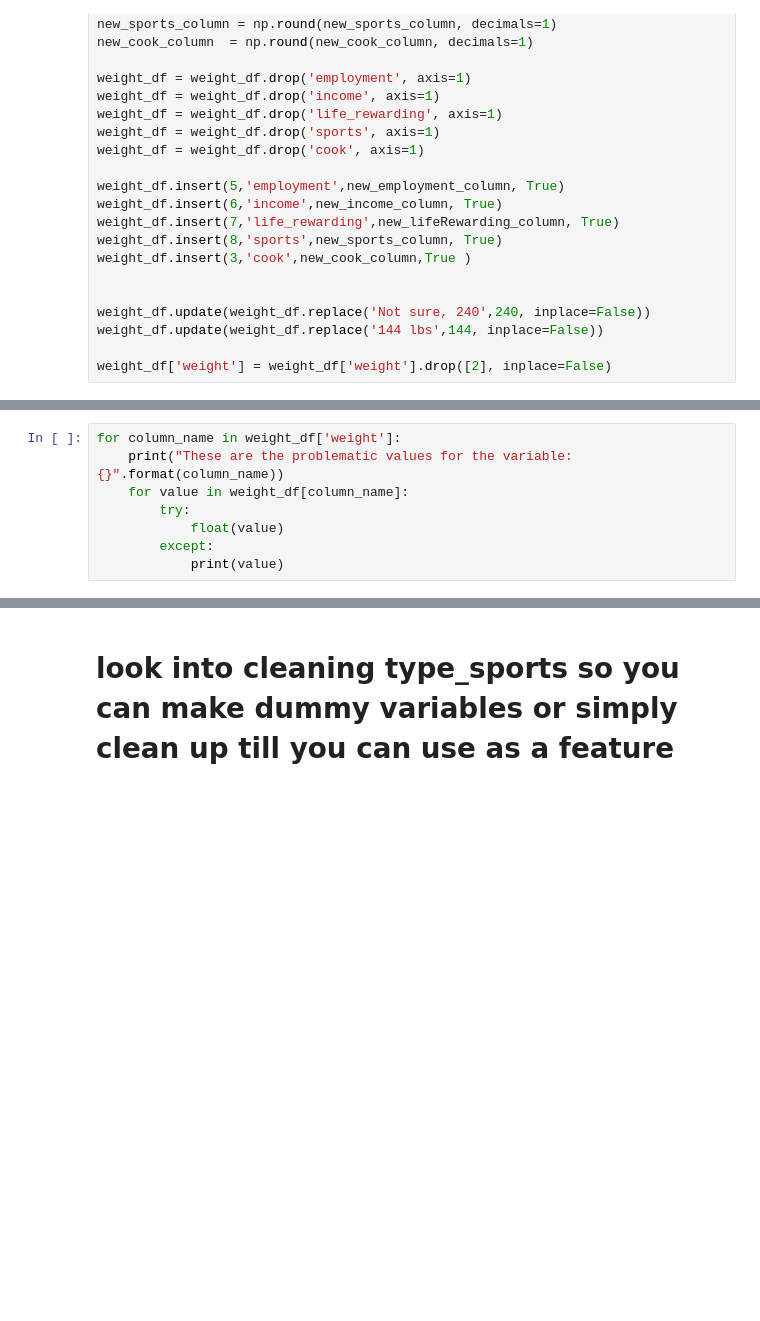
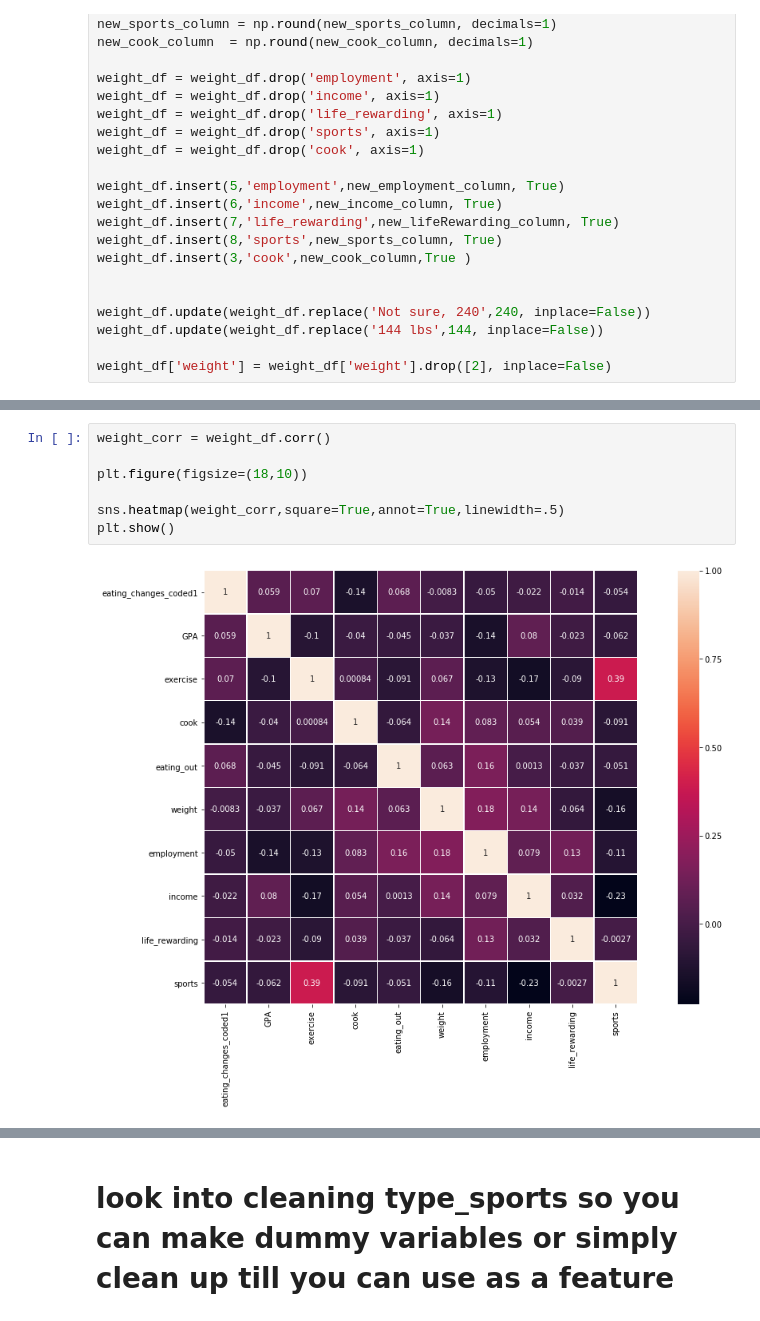
Before and after one commit to bmagnificent86/Capstone-II, a Jupyter notebook: CAPSTONE 2-Copy1.ipynb, the cells around one changed output, grey strips where cells are left out. Saved outputs shown, nothing was run; the diff lists cells and outputs as text; blank space fills up the shorter version.

```diff
--- a/CAPSTONE 2-Copy1.ipynb
+++ b/CAPSTONE 2-Copy1.ipynb
@@ -199,8 +199,9 @@ weight_df
-# %%
-for column_name in weight_df['weight']:
-    print("These are the problematic values for the variable: {}".format(column_name))
-    for value in weight_df[column_name]:
-        try:
-            float(value)
-        except:
-            print(value)
+# %%
+weight_corr = weight_df.corr()
+
+plt.figure(figsize=(18,10))
+
+sns.heatmap(weight_corr,square=True,annot=True,linewidth=.5)
+plt.show()
+# %% [output]
+[figure, added]
```
Also changed, not shown: parts of 31 cells of this notebook.
